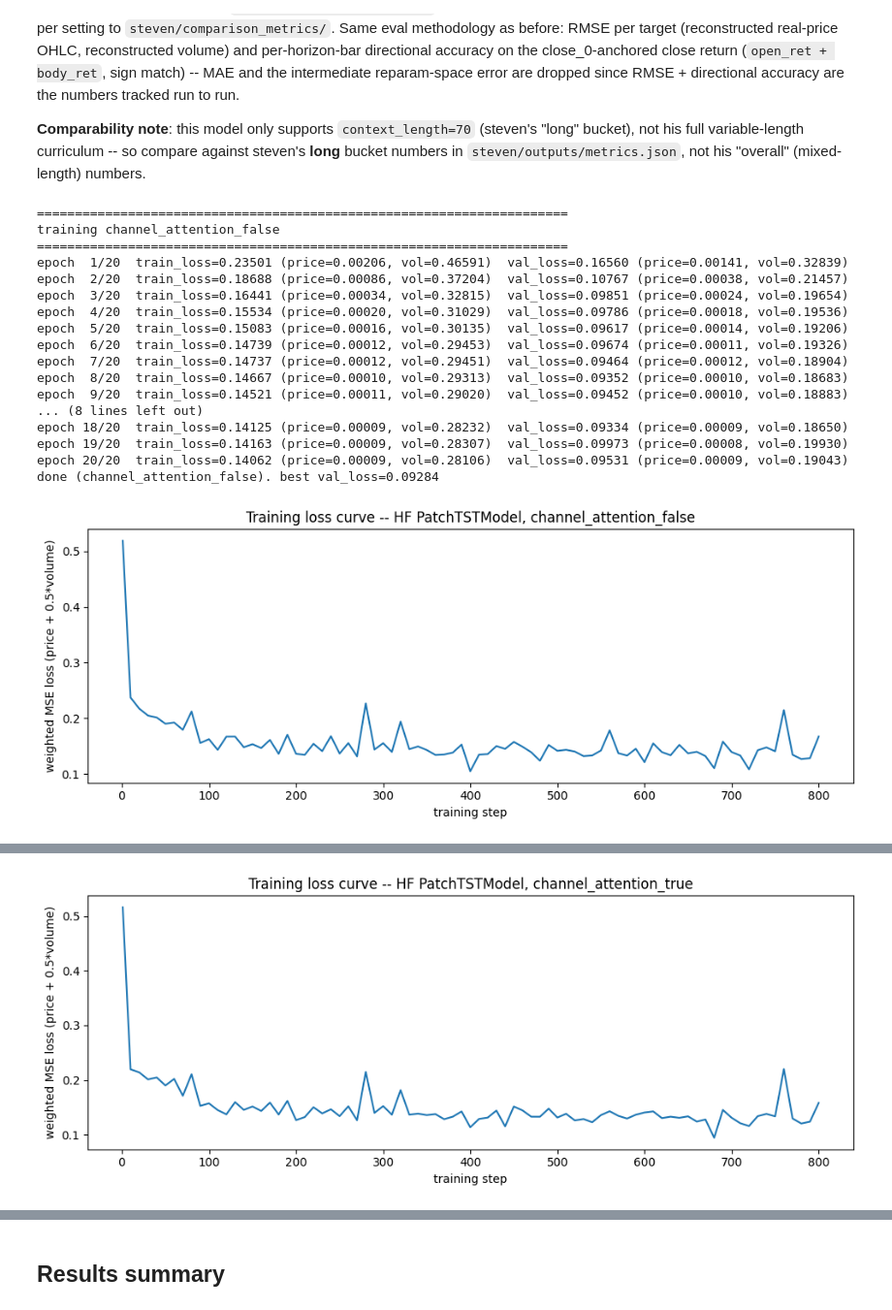
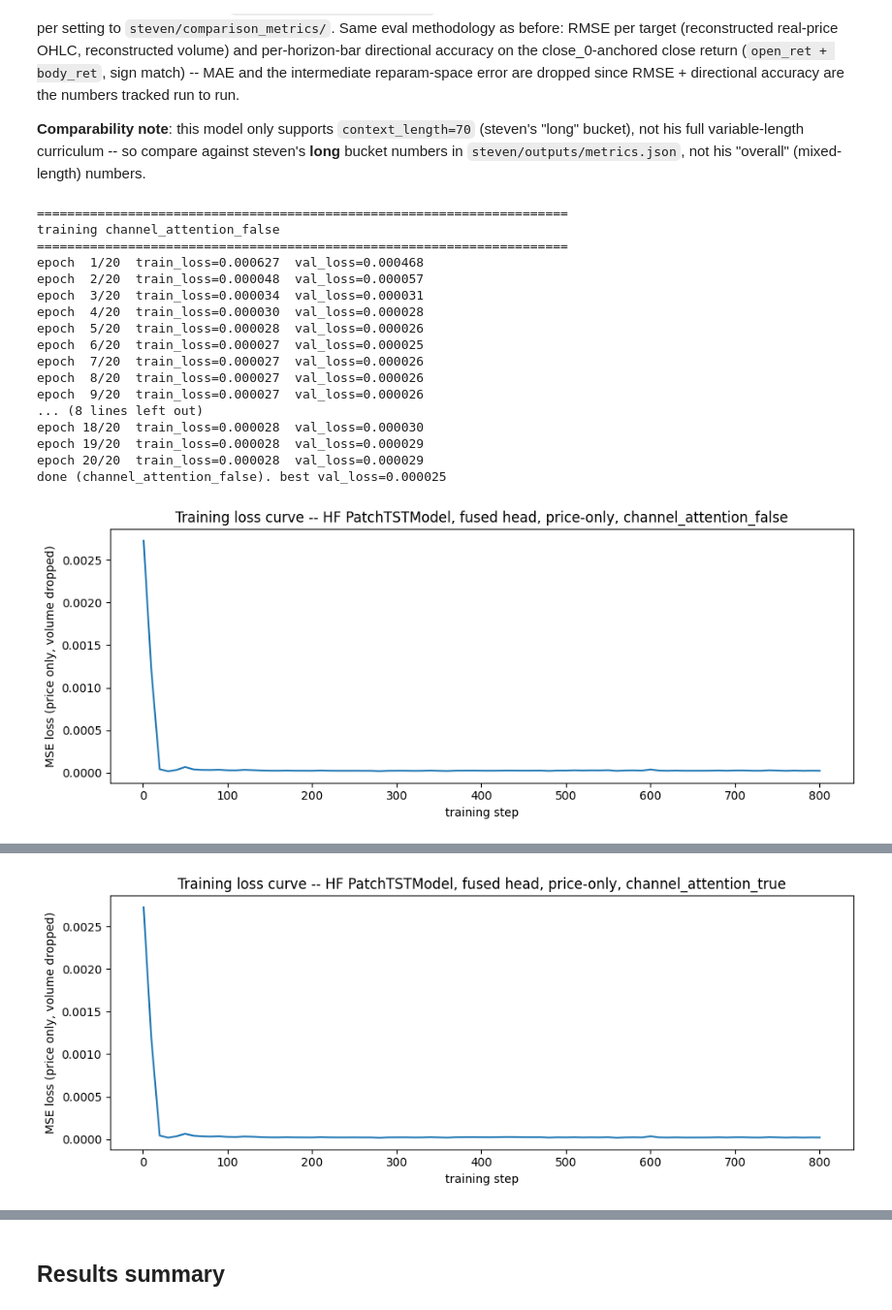
Before and after one commit to WoodyChang21/ECE1508_GenAI, a Jupyter notebook: steven/train_patchtst_hf_channel_attention.ipynb, the cells around one changed output, grey strips where cells are left out. Shown at 97% size. Cells and saved outputs as stored; diff of their text form; code cells hidden in the pictures.

```diff
--- a/steven/train_patchtst_hf_channel_attention.ipynb
+++ b/steven/train_patchtst_hf_channel_attention.ipynb
@@ -285,6 +325,11 @@ class FixedContextDataset(Dataset):
     window uses the full MAX_CONTEXT (70 bars) -- see the fixed-context caveat in
     the intro markdown. Since ctx_bars == MAX_CONTEXT exactly, build_window's
     padding is always zero-length, so no padding_mask handling is needed here.
+
+    Volume dropped here too: context selects PRICE_ONLY_CHANNEL_IDX (everything except
+    log_volume_norm), and y keeps only the first 12 elements (the 4 price components x 3
+    horizon bars) -- build_window's y is [12 price values, 3 volume values]; the volume
+    tail is simply never read.
     """
     def __init__(self, feat: np.ndarray, opens: np.ndarray, closes: np.ndarray, start_indices: np.ndarray):
         self.feat, self.opens, self.closes = feat, opens, closes
@@ -295,10 +340,11 @@ class FixedContextDataset(Dataset):
 
     def __getitem__(self, i):
         w = build_window(self.feat, self.opens, self.closes, int(self.start_indices[i]), MAX_CONTEXT)
-        context = w['masked_tensor'][:MAX_CONTEXT, :N_FEATURE_CHANNELS]
+        context_full = w['masked_tensor'][:MAX_CONTEXT, :N_FEATURE_CHANNELS]
+        context = context_full[:, PRICE_ONLY_CHANNEL_IDX]   # drop log_volume_norm: (MAX_CONTEXT, 6)
         return {
             'past_values': torch.from_numpy(context),
-            'y': torch.from_numpy(w['y']),
+            'y': torch.from_numpy(w['y'][:12]),   # price components only, volume tail dropped
             'close_0': w['close_0'],
         }
 
@@ -352,14 +398,14 @@ bucket numbers in `steven/outputs/metrics.json`, not his "overall" (mixed-length
 # %%
 def run_epoch(model, loader, optimizer, device, train: bool, loss_history=None, step_holder=None, log_every=10):
     model.train(mode=train)
-    total, price_total, vol_total, n = 0.0, 0.0, 0.0, 0
+    total, n = 0.0, 0
     for batch in loader:
         past_values = batch['past_values'].to(device)
-        y = batch['y'].to(device)
+        y = batch['y'].to(device).reshape(-1, HORIZON, N_FORECAST_CHANNELS)
 
         with torch.set_grad_enabled(train):
-            price, volume = model(past_values)
-            loss, parts = weighted_mse_loss(price, volume, y, W_PRICE, W_VOL)
+            price = model(past_values)
+            loss = price_only_mse_loss(price, y)
 
         if train:
             optimizer.zero_grad()
@@ -372,10 +418,8 @@ def run_epoch(model, loader, optimizer, device, train: bool, loss_history=None,
 
         bs = y.shape[0]
         total += loss.item() * bs
-        price_total += parts['price_loss'] * bs
-        vol_total += parts['vol_loss'] * bs
         n += bs
-    return {'loss': total / n, 'price_loss': price_total / n, 'vol_loss': vol_total / n}
+    return {'loss': total / n}
 
 
 def rmse(pred: np.ndarray, true: np.ndarray) -> float:
@@ -388,10 +432,9 @@ def evaluate(model) -> dict:
     with torch.no_grad():
         for batch in test_loader:
             pv = batch['past_values'].to(DEVICE)
-            price, volume = model(pv)
-            pred_y = torch.cat([price.reshape(price.shape[0], -1), volume], dim=1)
+            price = model(pv)
             all_true_y.append(batch['y'].numpy())
-            all_pred_y.append(pred_y.cpu().numpy())
+            all_pred_y.append(price.reshape(price.shape[0], -1).cpu().numpy())
             all_close0.append(batch['close_0'])
 
     true_y = np.concatenate(all_true_y)
@@ -399,17 +442,11 @@ def evaluate(model) -> dict:
     close_0 = np.concatenate(all_close0)
     n = len(true_y)
 
-    true_price = true_y[:, :12].reshape(n, 3, 4)
-    pred_price = pred_y[:, :12].reshape(n, 3, 4)
+    true_price = true_y.reshape(n, 3, 4)
+    pred_price = pred_y.reshape(n, 3, 4)
     true_ohlc = reconstruct_prices(true_price, close_0)
     pred_ohlc = reconstruct_prices(pred_price, close_0)
     ohlc_rmse = rmse(pred_ohlc, true_ohlc)
-
-    true_vol_norm = true_y[:, 12:15]
-    pred_vol_norm = pred_y[:, 12:15]
-    true_vol = reconstruct_volume(true_vol_norm, stats)
-    pred_vol = reconstruct_volume(pred_vol_norm, stats)
-    vol_rmse = rmse(pred_vol, true_vol)
 
     true_close_ret = true_price[:, :, 0] + true_price[:, :, 1]
     pred_close_ret = pred_price[:, :, 0] + pred_price[:, :, 1]
@@ -418,7 +455,6 @@ def evaluate(model) -> dict:
     return {
         'n_windows': n,
         'ohlc_rmse': ohlc_rmse,
-        'volume_rmse': vol_rmse,
         'directional_accuracy': dir_acc.tolist(),
     }
 
@@ -458,56 +494,54 @@ for channel_attention in CHANNEL_ATTENTION_SETTINGS:
         val_metrics = run_epoch(model, val_loader, optimizer, DEVICE, train=False)
 
         print(f'epoch {epoch+1:2d}/{MAX_EPOCHS}  '
-              f'train_loss={train_metrics["loss"]:.5f} (price={train_metrics["price_loss"]:.5f}, vol={train_metrics["vol_loss"]:.5f})  '
-              f'val_loss={val_metrics["loss"]:.5f} (price={val_metrics["price_loss"]:.5f}, vol={val_metrics["vol_loss"]:.5f})')
+              f'train_loss={train_metrics["loss"]:.6f}  val_loss={val_metrics["loss"]:.6f}')
 
         if val_metrics['loss'] < best_val_loss:
             best_val_loss = val_metrics['loss']
 
-    print(f'done ({setting_key}). best val_loss={best_val_loss:.5f}')
+    print(f'done ({setting_key}). best val_loss={best_val_loss:.6f}')
 
     fig, ax = plt.subplots(figsize=(10, 4))
     steps, losses = zip(*loss_history)
     ax.plot(steps, losses)
     ax.set_xlabel('training step')
-    ax.set_ylabel('weighted MSE loss (price + 0.5*volume)')
-    ax.set_title(f'Training loss curve -- HF PatchTSTModel, {setting_key}')
+    ax.set_ylabel('MSE loss (price only, volume dropped)')
+    ax.set_title(f'Training loss curve -- HF PatchTSTModel, fused head, price-only, {setting_key}')
     plt.tight_layout()
     plt.show()
 
     eval_metrics = evaluate(model)
     print(f'  OHLC RMSE        : {eval_metrics["ohlc_rmse"]:.4f}')
-    print(f'  volume RMSE      : {eval_metrics["volume_rmse"]:,.1f}')
     dir_acc = eval_metrics['directional_accuracy']
     print(f'  dir acc per bar  : {dir_acc[0]:.4f} / {dir_acc[1]:.4f} / {dir_acc[2]:.4f}')
 
     output = {
         'experiment': {**EXPERIMENT, 'channel_attention': channel_attention, 'seed': SEED},
         'best_val_loss': best_val_loss,
         **eval_metrics,
     }
     results[setting_key] = output
 
     out_path = f'steven/comparison_metrics/{EXPERIMENT["name"]}-{setting_key}.json'
     with open(out_path, 'w') as f:
         json.dump(output, f, indent=2)
     print(f'  wrote {out_path}')
 # %% [output]
 ======================================================================
 training channel_attention_false
 ======================================================================
-epoch  1/20  train_loss=0.23501 (price=0.00206, vol=0.46591)  val_loss=0.16560 (price=0.00141, vol=0.32839)
-epoch  2/20  train_loss=0.18688 (price=0.00086, vol=0.37204)  val_loss=0.10767 (price=0.00038, vol=0.21457)
-epoch  3/20  train_loss=0.16441 (price=0.00034, vol=0.32815)  val_loss=0.09851 (price=0.00024, vol=0.19654)
-epoch  4/20  train_loss=0.15534 (price=0.00020, vol=0.31029)  val_loss=0.09786 (price=0.00018, vol=0.19536)
-epoch  5/20  train_loss=0.15083 (price=0.00016, vol=0.30135)  val_loss=0.09617 (price=0.00014, vol=0.19206)
-epoch  6/20  train_loss=0.14739 (price=0.00012, vol=0.29453)  val_loss=0.09674 (price=0.00011, vol=0.19326)
-epoch  7/20  train_loss=0.14737 (price=0.00012, vol=0.29451)  val_loss=0.09464 (price=0.00012, vol=0.18904)
-epoch  8/20  train_loss=0.14667 (price=0.00010, vol=0.29313)  val_loss=0.09352 (price=0.00010, vol=0.18683)
-epoch  9/20  train_loss=0.14521 (price=0.00011, vol=0.29020)  val_loss=0.09452 (price=0.00010, vol=0.18883)
+epoch  1/20  train_loss=0.000627  val_loss=0.000468
+epoch  2/20  train_loss=0.000048  val_loss=0.000057
+epoch  3/20  train_loss=0.000034  val_loss=0.000031
+epoch  4/20  train_loss=0.000030  val_loss=0.000028
+epoch  5/20  train_loss=0.000028  val_loss=0.000026
+epoch  6/20  train_loss=0.000027  val_loss=0.000025
+epoch  7/20  train_loss=0.000027  val_loss=0.000026
+epoch  8/20  train_loss=0.000027  val_loss=0.000026
+epoch  9/20  train_loss=0.000027  val_loss=0.000026
 ... (8 lines left out)
-epoch 18/20  train_loss=0.14125 (price=0.00009, vol=0.28232)  val_loss=0.09334 (price=0.00009, vol=0.18650)
-epoch 19/20  train_loss=0.14163 (price=0.00009, vol=0.28307)  val_loss=0.09973 (price=0.00008, vol=0.19930)
-epoch 20/20  train_loss=0.14062 (price=0.00009, vol=0.28106)  val_loss=0.09531 (price=0.00009, vol=0.19043)
-done (channel_attention_false). best val_loss=0.09284
+epoch 18/20  train_loss=0.000028  val_loss=0.000030
+epoch 19/20  train_loss=0.000028  val_loss=0.000029
+epoch 20/20  train_loss=0.000028  val_loss=0.000029
+done (channel_attention_false). best val_loss=0.000025
-[figure, old version]
+[figure, new version]
@@ -531 +565 @@ done (channel_attention_true). best val_loss=0.08883
-[figure, old version]
+[figure, new version]
```
Also changed, not shown: parts of 13 cells of this notebook, 1 other file.
